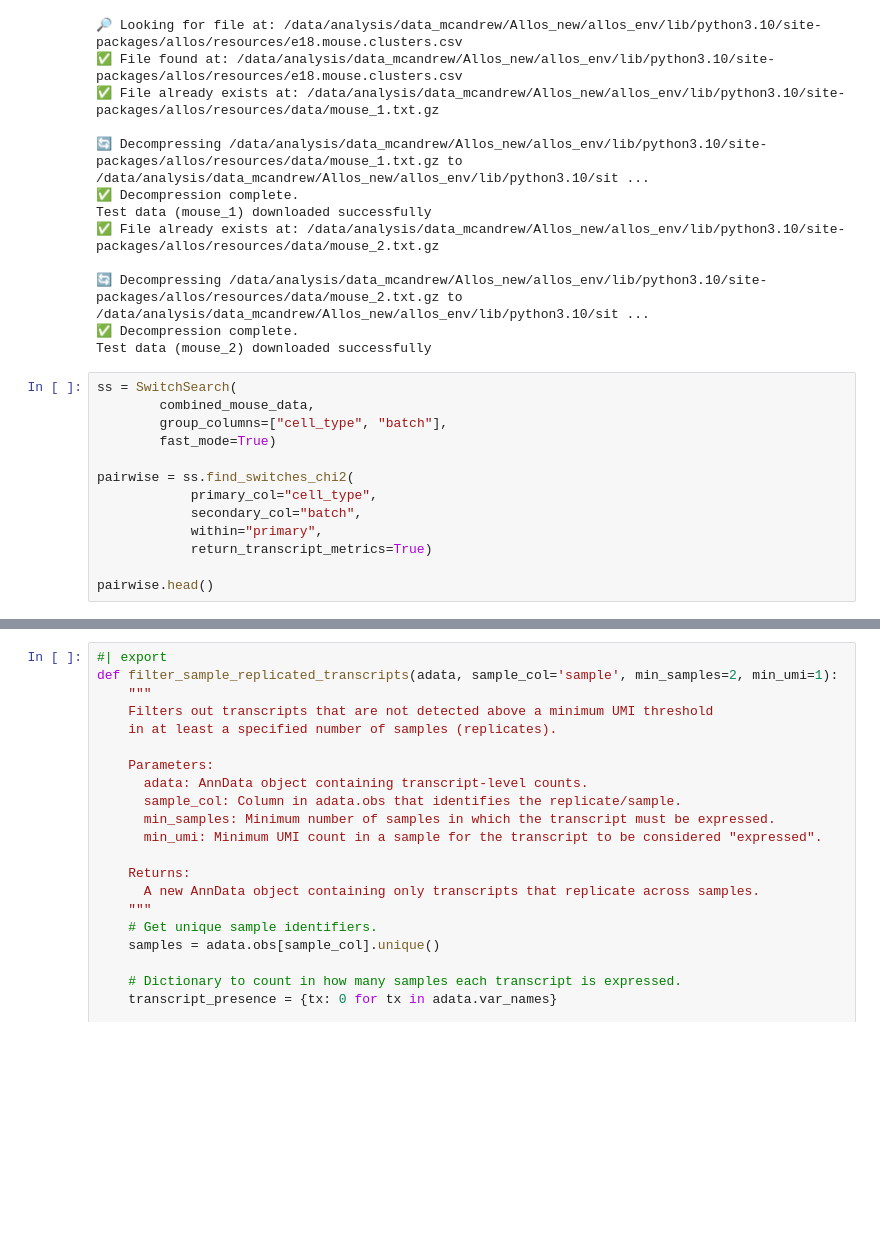
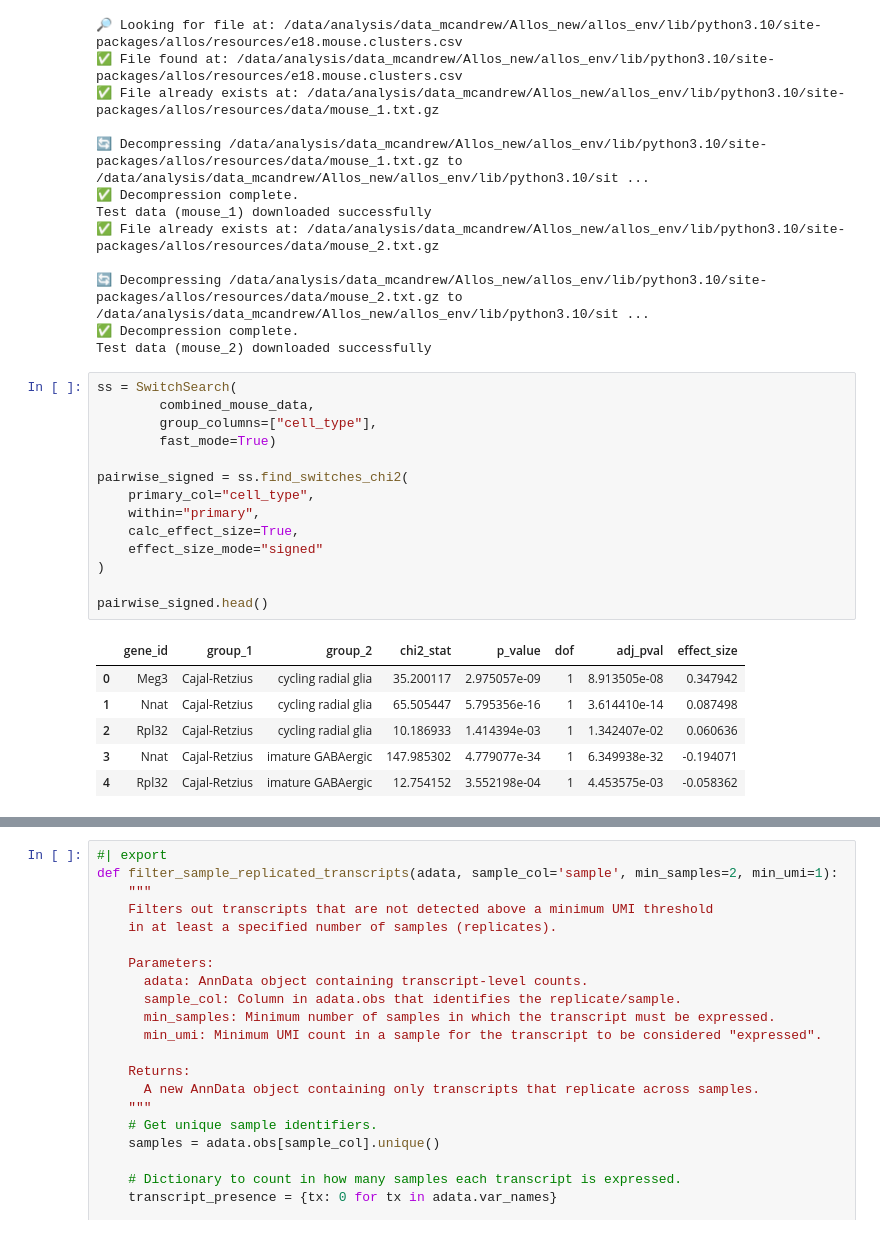
Before and after one commit to cobioda/allos, a Jupyter notebook: nbs/005_switch_search.ipynb, the cells around one changed output, grey strips where cells are left out. Saved outputs shown, nothing was run; the diff lists cells and outputs as text; blank space fills up the shorter version.

Commit message:
Added delta-pi effect size (as used by Hagen Tilgners group) as an optional output of switchsearch results

```diff
--- a/nbs/005_switch_search.ipynb
+++ b/nbs/005_switch_search.ipynb
@@ -522,13 +586,21 @@ Test data (mouse_2) downloaded successfully
 # %%
 ss = SwitchSearch(
         combined_mouse_data,
-        group_columns=["cell_type", "batch"],
+        group_columns=["cell_type"],
         fast_mode=True)
 
-pairwise = ss.find_switches_chi2(
-            primary_col="cell_type",
-            secondary_col="batch",
-            within="primary",
-            return_transcript_metrics=True)
+pairwise_signed = ss.find_switches_chi2(
+    primary_col="cell_type",
+    within="primary",
+    calc_effect_size=True,
+    effect_size_mode="signed"
+)
 
-pairwise.head()
+pairwise_signed.head()
+# %% [output]
+|  | gene_id | group_1 | group_2 | chi2_stat | p_value | dof | adj_pval | effect_size |
+| 0 | Meg3 | Cajal-Retzius | cycling radial glia | 35.200117 | 2.975057e-09 | 1 | 8.913505e-08 | 0.347942 |
+| 1 | Nnat | Cajal-Retzius | cycling radial glia | 65.505447 | 5.795356e-16 | 1 | 3.614410e-14 | 0.087498 |
+| 2 | Rpl32 | Cajal-Retzius | cycling radial glia | 10.186933 | 1.414394e-03 | 1 | 1.342407e-02 | 0.060636 |
+| 3 | Nnat | Cajal-Retzius | imature GABAergic | 147.985302 | 4.779077e-34 | 1 | 6.349938e-32 | -0.194071 |
+| 4 | Rpl32 | Cajal-Retzius | imature GABAergic | 12.754152 | 3.552198e-04 | 1 | 4.453575e-03 | -0.058362 |
```
Also changed, not shown: parts of 3 cells of this notebook, 2 other files.
